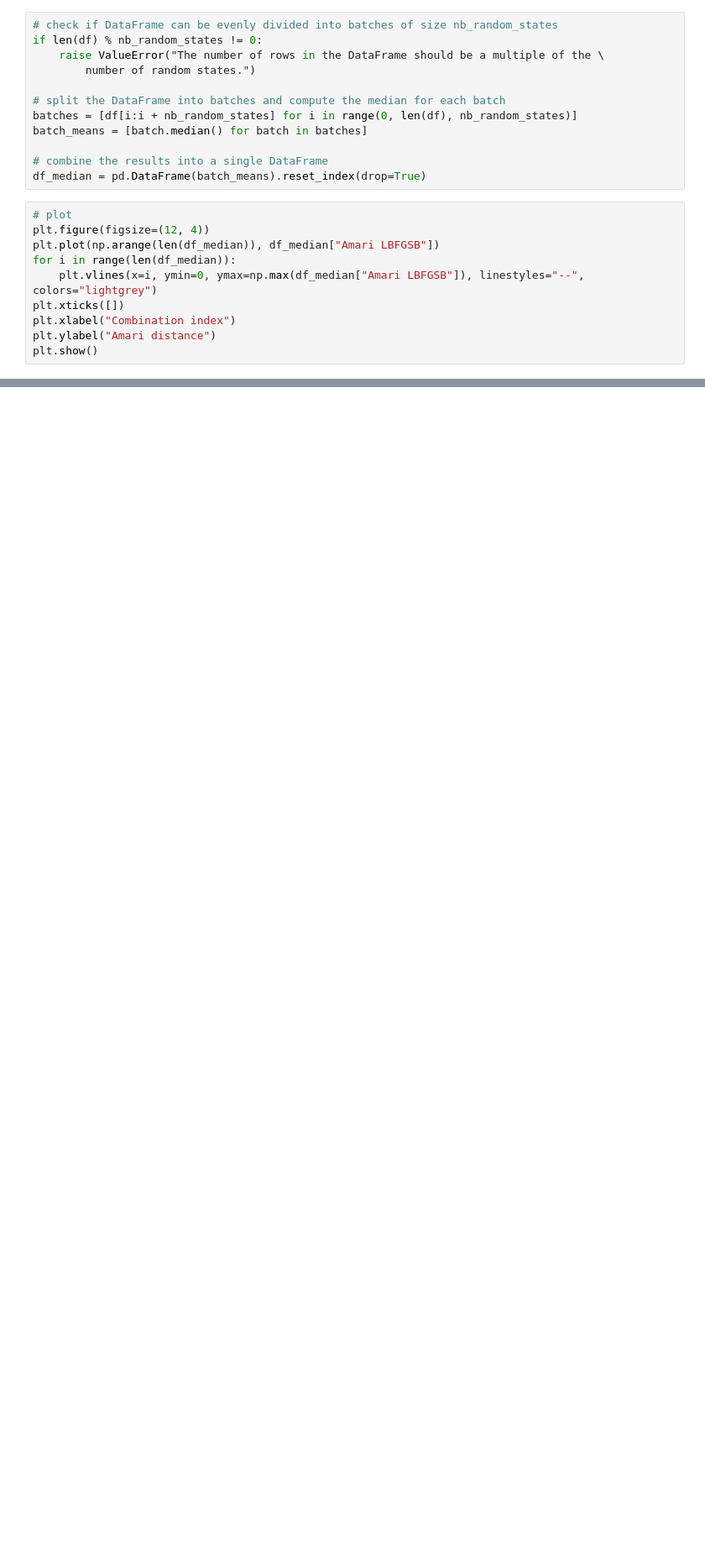
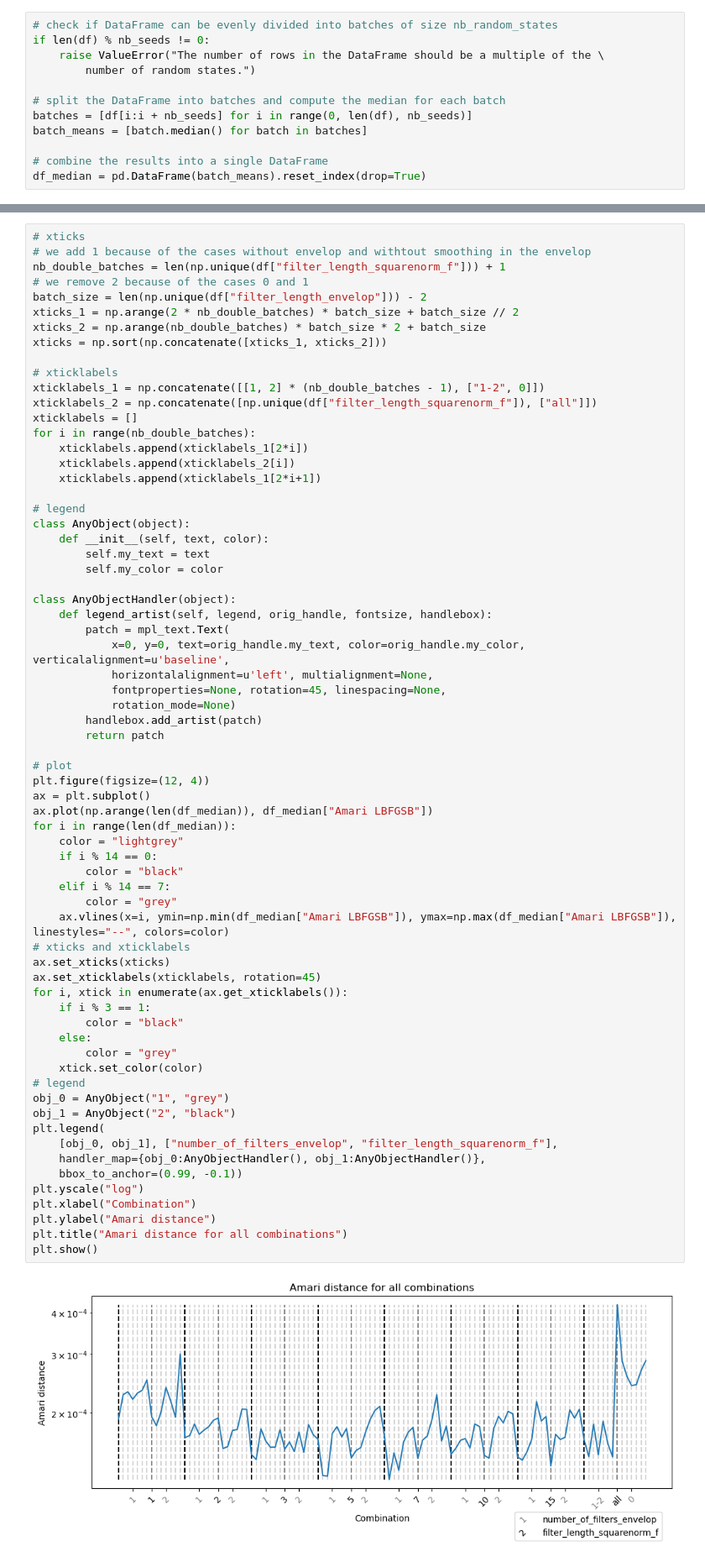
Before and after one commit to AmbroiseHeurtebise/internship_m2, a Jupyter notebook: tbme/plots/plot_results_filters_combination.ipynb, the cells around one changed output, grey strips where cells are left out. Shown at 84% size. Saved outputs shown, nothing was run; the diff lists cells and outputs as text; blank space fills up the shorter version.

Commit message:
update notebook that helps choosing filters

```diff
--- a/tbme/plots/plot_results_filters_combination.ipynb
+++ b/tbme/plots/plot_results_filters_combination.ipynb
@@ -34,22 +29,12 @@ nb_random_states
 # %%
 # check if DataFrame can be evenly divided into batches of size nb_random_states
-if len(df) % nb_random_states != 0:
+if len(df) % nb_seeds != 0:
     raise ValueError("The number of rows in the DataFrame should be a multiple of the \
         number of random states.")
 
 # split the DataFrame into batches and compute the median for each batch
-batches = [df[i:i + nb_random_states] for i in range(0, len(df), nb_random_states)]
+batches = [df[i:i + nb_seeds] for i in range(0, len(df), nb_seeds)]
 batch_means = [batch.median() for batch in batches]
 
 # combine the results into a single DataFrame
 df_median = pd.DataFrame(batch_means).reset_index(drop=True)
-# %%
-# plot
-plt.figure(figsize=(12, 4))
-plt.plot(np.arange(len(df_median)), df_median["Amari LBFGSB"])
-for i in range(len(df_median)):
-    plt.vlines(x=i, ymin=0, ymax=np.max(df_median["Amari LBFGSB"]), linestyles="--", colors="lightgrey")
-plt.xticks([])
-plt.xlabel("Combination index")
-plt.ylabel("Amari distance")
-plt.show()
@@ -58 +41,70 @@ plt.show()
+# %%
+# xticks
+# we add 1 because of the cases without envelop and withtout smoothing in the envelop
+nb_double_batches = len(np.unique(df["filter_length_squarenorm_f"])) + 1
+# we remove 2 because of the cases 0 and 1
+batch_size = len(np.unique(df["filter_length_envelop"])) - 2
+xticks_1 = np.arange(2 * nb_double_batches) * batch_size + batch_size // 2
+xticks_2 = np.arange(nb_double_batches) * batch_size * 2 + batch_size
+xticks = np.sort(np.concatenate([xticks_1, xticks_2]))
+
+# xticklabels
+xticklabels_1 = np.concatenate([[1, 2] * (nb_double_batches - 1), ["1-2", 0]])
+xticklabels_2 = np.concatenate([np.unique(df["filter_length_squarenorm_f"]), ["all"]])
+xticklabels = []
+for i in range(nb_double_batches):
+    xticklabels.append(xticklabels_1[2*i])
+    xticklabels.append(xticklabels_2[i])
+    xticklabels.append(xticklabels_1[2*i+1])
+
+# legend
+class AnyObject(object):
+    def __init__(self, text, color):
+        self.my_text = text
+        self.my_color = color
+
+class AnyObjectHandler(object):
+    def legend_artist(self, legend, orig_handle, fontsize, handlebox):
+        patch = mpl_text.Text(
+            x=0, y=0, text=orig_handle.my_text, color=orig_handle.my_color, verticalalignment=u'baseline',
+            horizontalalignment=u'left', multialignment=None,
+            fontproperties=None, rotation=45, linespacing=None,
+            rotation_mode=None)
+        handlebox.add_artist(patch)
+        return patch
+
+# plot
+plt.figure(figsize=(12, 4))
+ax = plt.subplot()
+ax.plot(np.arange(len(df_median)), df_median["Amari LBFGSB"])
+for i in range(len(df_median)):
+    color = "lightgrey"
+    if i % 14 == 0:
+        color = "black"
+    elif i % 14 == 7:
+        color = "grey"
+    ax.vlines(x=i, ymin=np.min(df_median["Amari LBFGSB"]), ymax=np.max(df_median["Amari LBFGSB"]), linestyles="--", colors=color)
+# xticks and xticklabels
+ax.set_xticks(xticks)
+ax.set_xticklabels(xticklabels, rotation=45)
+for i, xtick in enumerate(ax.get_xticklabels()):
+    if i % 3 == 1:
+        color = "black"
+    else:
+        color = "grey"
+    xtick.set_color(color)
+# legend
+obj_0 = AnyObject("1", "grey")
+obj_1 = AnyObject("2", "black")
+plt.legend(
+    [obj_0, obj_1], ["number_of_filters_envelop", "filter_length_squarenorm_f"],
+    handler_map={obj_0:AnyObjectHandler(), obj_1:AnyObjectHandler()},
+    bbox_to_anchor=(0.99, -0.1))
+plt.yscale("log")
+plt.xlabel("Combination")
+plt.ylabel("Amari distance")
+plt.title("Amari distance for all combinations")
+plt.show()
+# %% [output]
+[figure, added]
 # %%
```
Also changed, not shown: parts of 11 cells of this notebook.
